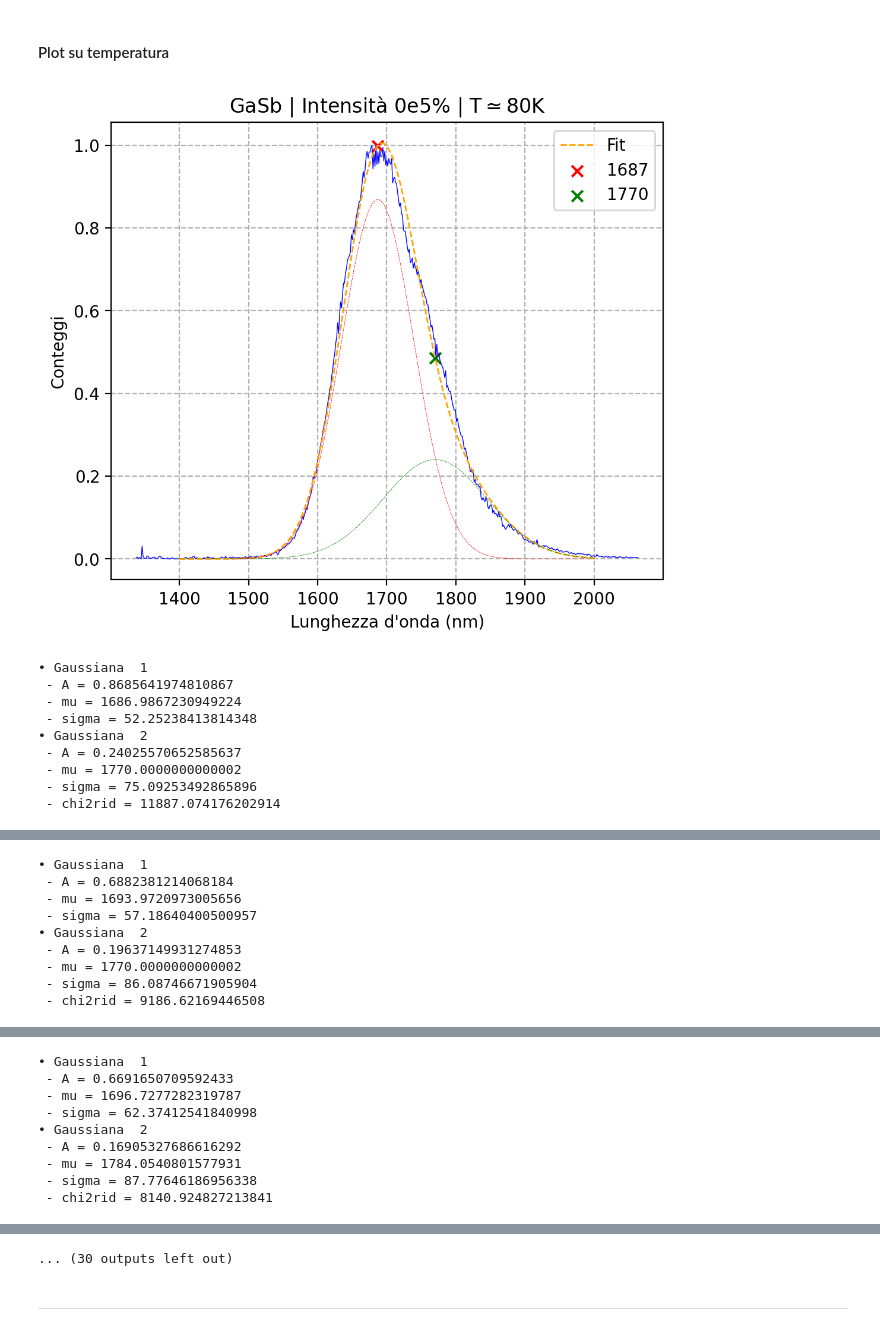
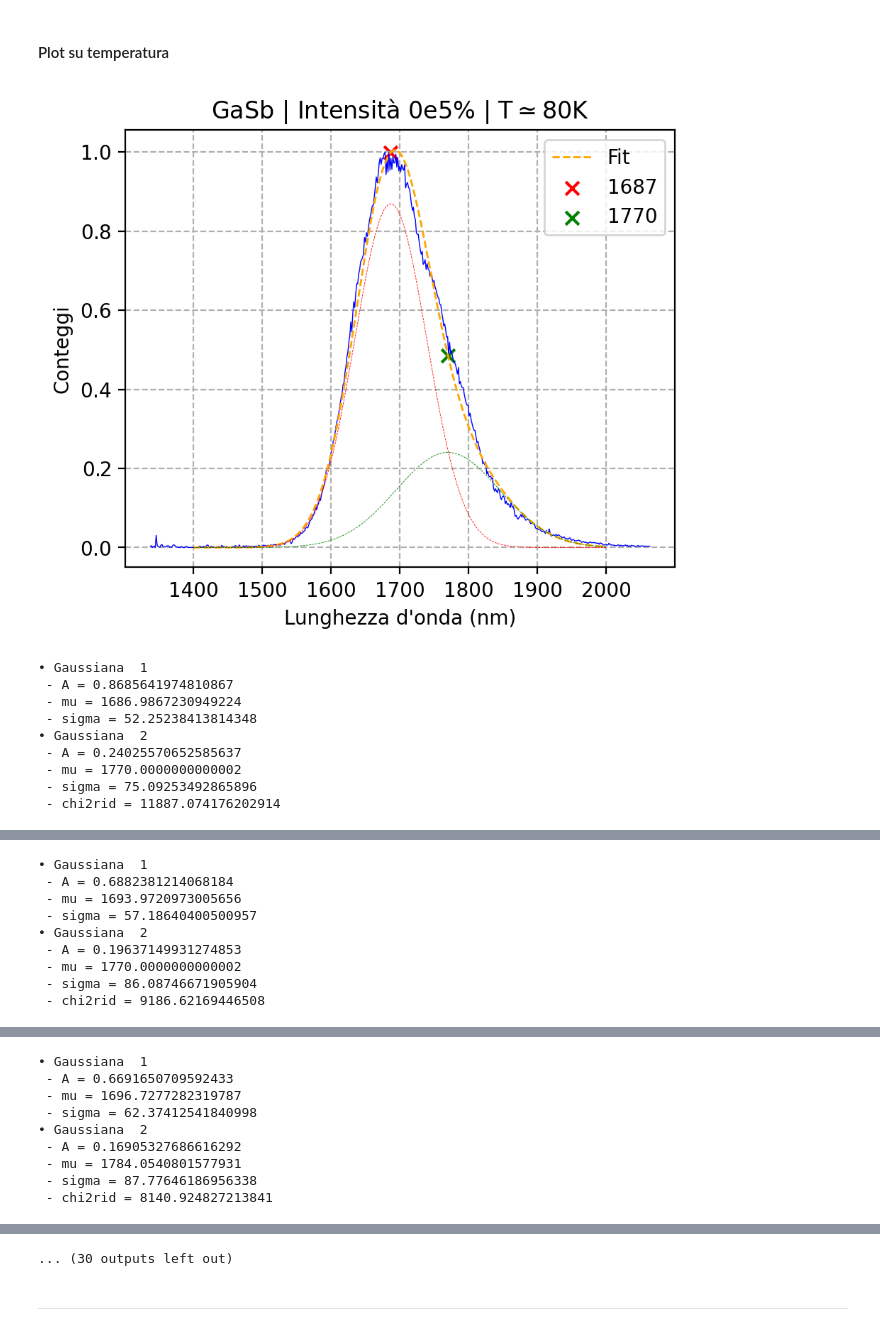
Before and after one commit to zosojack/lab-ss, a Jupyter notebook: QP2/GaSb_rampa_T.ipynb, the cells around one changed output, grey strips where cells are left out. Cells and saved outputs as stored; diff of their text form; code cells hidden in the pictures.

```diff
--- a/QP2/GaSb_rampa_T.ipynb
+++ b/QP2/GaSb_rampa_T.ipynb
@@ -57,7 +57,13 @@ def N_gaussiane (x, *params):
 Servirà dopo per i colori nei grafici.
 # %%
 col = ['red', 'green', 'magenta', 'purple', 'peru', 'cyan',
-       'olive', 'goldenrod', 'black', 'sienna', 'steelblue', 'crimson']
+       'olive', 'goldenrod', 'black', 'sienna', 'steelblue', 'crimson', 'orchid',
+       'darkorange', 'darkviolet', 'darkslategray', 'darkseagreen', 'darkgoldenrod',
+       'rebeccapurple', 'rosybrown', 'slategray', 'tan', 'thistle', 'tomato',
+       'turquoise', 'violet', 'wheat', 'yellowgreen', 'lightcoral', 'lightsalmon',
+       'lightseagreen', 'lightskyblue', 'lightsteelblue', 'lightyellow',
+       'limegreen', 'linen', 'magenta', 'mediumaquamarine', 'mediumblue',
+       'mediumorchid', 'mediumseagreen', 'mediumslateblue', 'mediumspringgreen',]
 # %% [markdown]
 Fare caso al fatto che fit_N_gaussiane prende in argomento il numero di acquisizioni! Il motivo è spiegato bene nella docstring. In breve: serve a correggere con un senso l'errore poissoniano!
 # %% [markdown]
@@ -98,15 +104,15 @@ for filtro in arr_filtro:
 # %%
 for filtro in arr_filtro:
 
-    waveln = GaSb_flt[filtro][0]
-    counts = GaSb_flt[filtro][1]
+    waveln = GaSb_flt[filtro][0].copy()
+    counts = GaSb_flt[filtro][1].copy()
 
     # normalizzo i counts
     maximum = np.max(counts)
     counts = counts / maximum
 
     # Plot
-    plt.figure(figsize=(6,5), dpi=200)
+    plt.figure(figsize=(5,4), dpi=200)
     plt.plot(waveln, counts, linestyle='-', color='b', linewidth=0.5, zorder=1)
 
     ## FIT ##
@@ -335,7 +341,7 @@ for T in arr_T:
     counts = counts / conteggio_massimo_assoluto
 
     # Plot
-    plt.figure(figsize=(6,5), dpi=200)
+    plt.figure(figsize=(5,4), dpi=200)
     plt.plot(waveln, counts, linestyle='-', color='b', linewidth=0.5)#, zorder=1)
 
     ## FIT ##
@@ -368,7 +374,7 @@ for T in arr_T:
         ]
         low = [low_A, 1620,   3,  low_A, 1770,   3]
         upp = [upp_A, 1730, 300,  upp_A, 1830, 300]
-    elif 110 <= int(T) <= 180:
+    elif 110 <= int(T) <= 210: # prima: 110 <= int(T) <= 180
         N_MAX_GAUSS = 3
         params = [
             (low_A, 1540, 50),
@@ -377,7 +383,7 @@ for T in arr_T:
         ]
         low = [low_A, 1500,   3,  low_A, 1670,   3,  low_A, 1770,   3]
         upp = [upp_A, 1620, 300,  upp_A, 1730, 300,  upp_A, 1830, 300]
-    else: # 190 <= T <= 300:
+    else: # prima: 190 <= T <= 300
         N_MAX_GAUSS = 2
         params = [
             (low_A, 1620, 50),
@@ -423,35 +429,35 @@ for T in arr_T:
                     )
 
     # plotto singolarmente le gaussiane
     for i in range(n_picchi):
         y_gauss = gaussiana(x_plot, *valori[i])
         plt.plot(x_plot, y_gauss, linestyle='--', color=col[i], linewidth=0.3, zorder=2)
 
-    ## OPZIONI GRAFICHE ##
+    ## OPZIONI GRAFICHE #
     plt.title(r'GaSb | Intensità 0e5% | T$\simeq$' + T + r'K')
     plt.xlabel("Lunghezza d'onda (nm)")
     plt.ylabel("Conteggi")
     plt.ticklabel_format(axis='y',style='scientific', useMathText=True, scilimits=(0,0) )
     plt.legend()
     plt.grid(linestyle='--')
     #plt.tight_layout()
     plt.show()
 
     ## PRINT RISULTATI FIT ##
     for i in range(0, round(len(popt)/3)):
         print('• Gaussiana ', i+1)
         print(' - A =', popt[3*i])
         print(' - mu =', popt[3*i+1])
         print(' - sigma =', popt[3*i+2])
     print(' - chi2rid =', chi2_reduced)
 
 
     # Raccolgo i picchi in PbS_T_peaks
     GaSb_T_peaks[T] = [] # list di triple (A, mu, sigma)
     for i in range(n_picchi):
         GaSb_T_peaks[T].append(valori[i])
 # %% [output]
-[figure, old version]
+[figure, new version]
 • Gaussiana  1
  - A = 0.8685641974810867
  - mu = 1686.9867230949224
```
Also changed, not shown: parts of 5 cells of this notebook.
